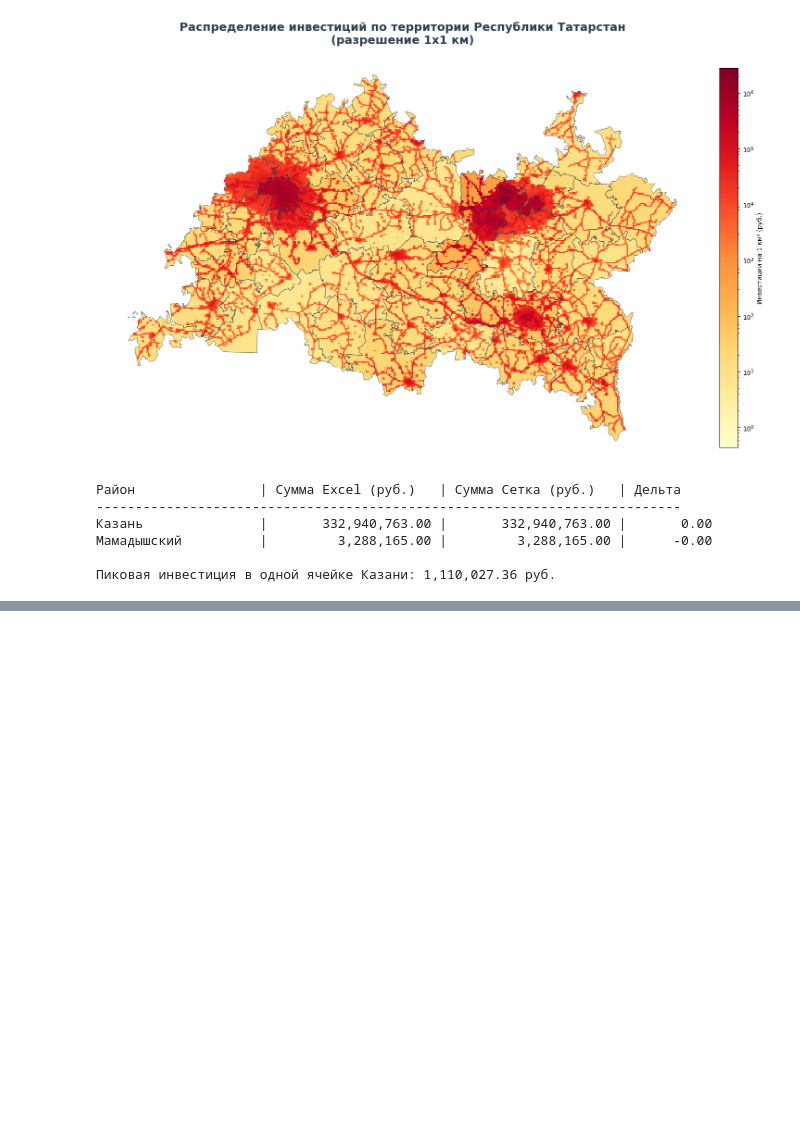
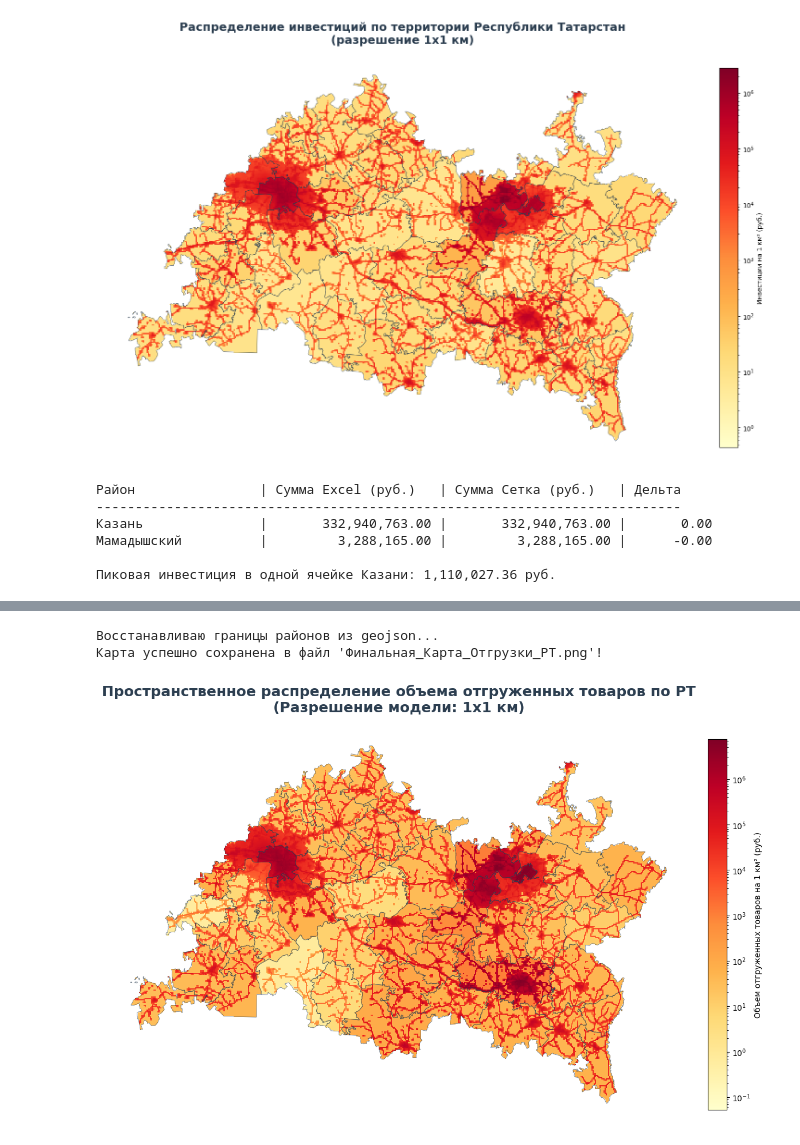
Before and after one commit to brasavarius/Case-1.-Index-distribution, a Jupyter notebook: Case 1. Data preparation_v3.ipynb, the cells around one changed output, grey strips where cells are left out. Drawn from its saved outputs; the diff is of its cells as text; code cells hidden in the pictures; blank space fills up the shorter version.

Commit message:
Добавил блок с распредлением продаж районов по ячейкам 1*1

```diff
--- a/Case 1. Data preparation_v3.ipynb
+++ b/Case 1. Data preparation_v3.ipynb
@@ -619,0 +624,3 @@ print(f"\nПиковая инвестиция в одной ячейке Каз
+# %%
+grid_with_districts = gpd.read_file("tatarstan_master_grid_FINAL.geojson")
+grid_with_districts.head()
@@ -619,0 +691,54 @@ print(f"\nПиковая инвестиция в одной ячейке Каз
+# %%
+# 1. ВОССТАНАВЛИВАЕМ ГРАНИЦЫ (чтобы убрать NameError)
+if 'districts' not in locals():
+    print("Восстанавливаю границы районов из geojson...")
+    districts = gpd.read_file('tatarstan_2.geojson')
+
+# 2. НАСТРОЙКА ХОЛСТА
+plt.style.use('default')
+fig, ax = plt.subplots(figsize=(16, 12), facecolor='white')
+
+# 3. ОТРИСОВКА СЕТКИ (Твой рабочий код)
+v_min = grid_final[grid_final['sold_cell'] > 0]['sold_cell'].min()
+v_max = grid_final['sold_cell'].max()
+
+grid_final.plot(
+    ax=ax,
+    column='sold_cell',
+    cmap='YlOrRd',
+    norm=colors.LogNorm(vmin=v_min, vmax=v_max),
+    linewidth=0,
+    antialiased=False,
+    legend=True,
+    legend_kwds={
+        'label': "Объем отгруженных товаров на 1 км² (руб.)",
+        'orientation': "vertical",
+        'shrink': 0.7,
+        'pad': 0.02
+    }
+)
+
+# 4. НАКЛАДЫВАЕМ ГРАНИЦЫ (Теперь без ошибок)
+districts.to_crs(grid_final.crs).boundary.plot(
+    ax=ax,
+    color='#2c3e50',
+    linewidth=0.6,
+    alpha=0.6
+)
+
+# 5. ОФОРМЛЕНИЕ И ОТКЛЮЧЕНИЕ ОСЕЙ (Скроет цифры 300000, 6.00 и т.д.)
+plt.title("Пространственное распределение объема отгруженных товаров по РТ\n(Разрешение модели: 1х1 км)",
+          fontsize=18, fontweight='bold', color='#2c3e50', pad=20)
+
+ax.axis('off') # Это уберет рамку и технические метки координат
+
+# 6. СОХРАНЕНИЕ В ВЫСОКОМ КАЧЕСТВЕ ДЛЯ ПРЕЗЕНТАЦИИ
+# Картинка сохранится в папку с проектом. DPI=300 даст идеальную четкость
+plt.savefig('Финальная_Карта_Отгрузки_РТ.png', dpi=300, bbox_inches='tight', facecolor='white')
+print("Карта успешно сохранена в файл 'Финальная_Карта_Отгрузки_РТ.png'!")
+
+plt.show()
+# %% [output]
+Восстанавливаю границы районов из geojson...
+Карта успешно сохранена в файл 'Финальная_Карта_Отгрузки_РТ.png'!
+[figure, added]
```
Also changed, not shown: parts of 4 cells of this notebook, 3 other files.
